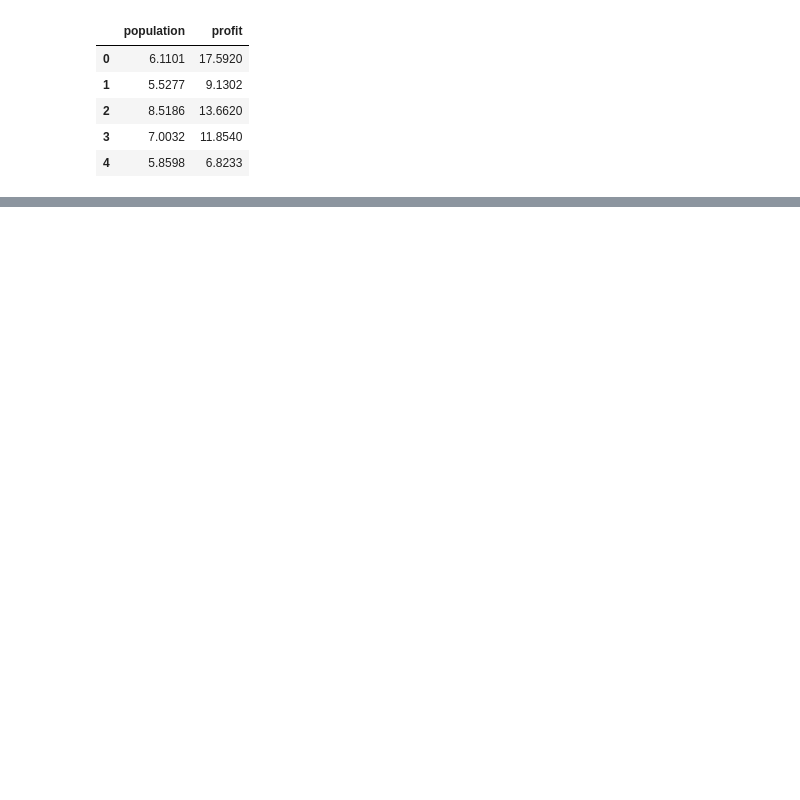
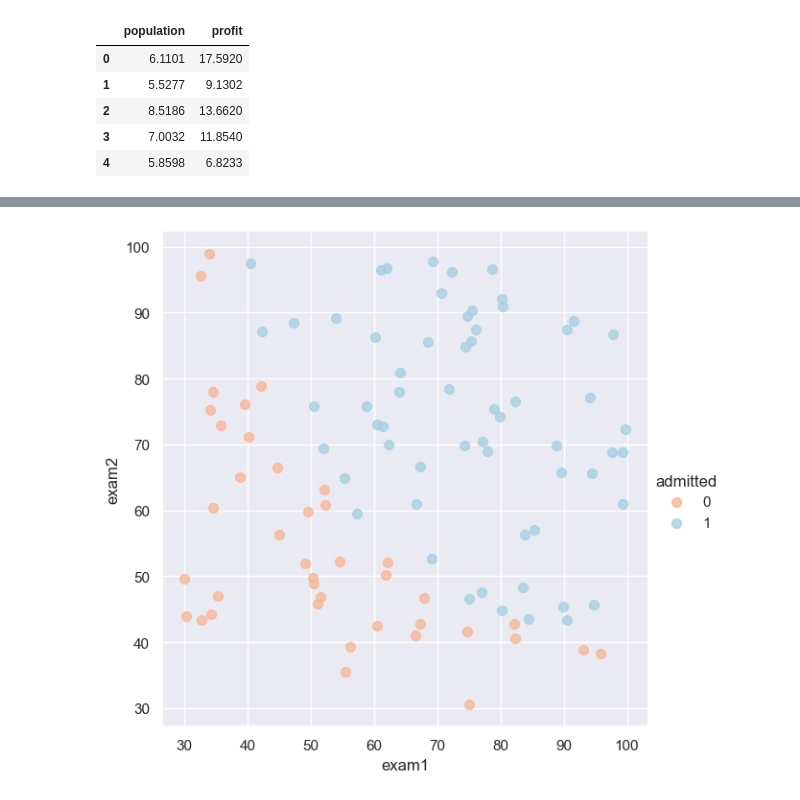
Before and after one commit to cxy-1010/mashine_learning, a Jupyter notebook: jupyter/relative_skills_learing/learning_matplotlib_and_seaborn.ipynb, the cells around one changed output, grey strips where cells are left out. Drawn from its saved outputs; the diff is of its cells as text; code cells hidden in the pictures; blank space fills up the shorter version.

```diff
--- a/jupyter/relative_skills_learing/learning_matplotlib_and_seaborn.ipynb
+++ b/jupyter/relative_skills_learing/learning_matplotlib_and_seaborn.ipynb
@@ -67,0 +68,4 @@ plt.show()
+# %%
+import pandas as pd
+data_3d=pd.read_csv("ex2data1.txt",names=['exam1', 'exam2', 'admitted'])
+data_3d.head()
@@ -67,0 +79,38 @@ plt.show()
+# %%
+import seaborn as sns
+import matplotlib.pyplot as plt
+# sns.set(
+#     context='notebook',      # 核心：缩放级别（paper, notebook, talk, poster）
+#     style='darkgrid',       # 核心：背景与网格（darkgrid, whitegrid, dark, white, ticks）
+#     palette='deep',         # 核心：调色板（如 "RdBu", "Set2", "viridis"）
+#     font='sans-serif',      # 字体：设置全局字体族
+#     font_scale=1,           # 字体缩放：在 context 基础上独立缩放文字大小
+#     color_codes=True,       # 兼容：是否将常用颜色简写（如 'b', 'g'）映射到调色板
+#     rc=None                 # 进阶：Matplotlib 参数字典，用于覆盖更底层的细节
+# )
+sns.set(context="notebook", style="darkgrid", palette=sns.color_palette("RdBu", 2))
+
+# sns.lmplot(
+#     data=None,         # 必填：DataFrame 格式的数据集
+#     *,
+#     x=None, y=None,    # 必填：数据集中对应的列名（字符串）
+#     hue=None,          # 关键：分类变量，根据该列的不同值显示不同颜色
+#     col=None, row=None,# 进阶：分面参数，可以将图拆分成多个小图（如按性别分列显示）
+#     palette=None,      # 调色板：设置颜色方案
+#     height=5,          # 图形高度（英寸）
+#     aspect=1,          # 宽高比（width = height * aspect）
+#     markers='o',       # 点的形状
+#     fit_reg=True,      # 是否绘制回归拟合线（Logistic 里常用 False）
+#     scatter=True,      # 是否绘制散点
+#     legend=True,       # 是否显示图例
+#     scatter_kws=None,  # 底层 plt.scatter 的参数（如点的大小、透明度）
+#     line_kws=None      # 底层 plt.plot 的参数（如线的颜色、粗细）
+# )
+sns.lmplot(x='exam1', y='exam2', hue='admitted', data=data_3d,
+           height=6, # 注意：新版本 Seaborn 将 size 改为了 height
+           fit_reg=False,
+           scatter_kws={"s": 50}
+          )
+plt.show()#看下数据的样子
+# %% [output]
+[figure, added]
```
Also changed, not shown: parts of 5 cells of this notebook, 23 other files.
